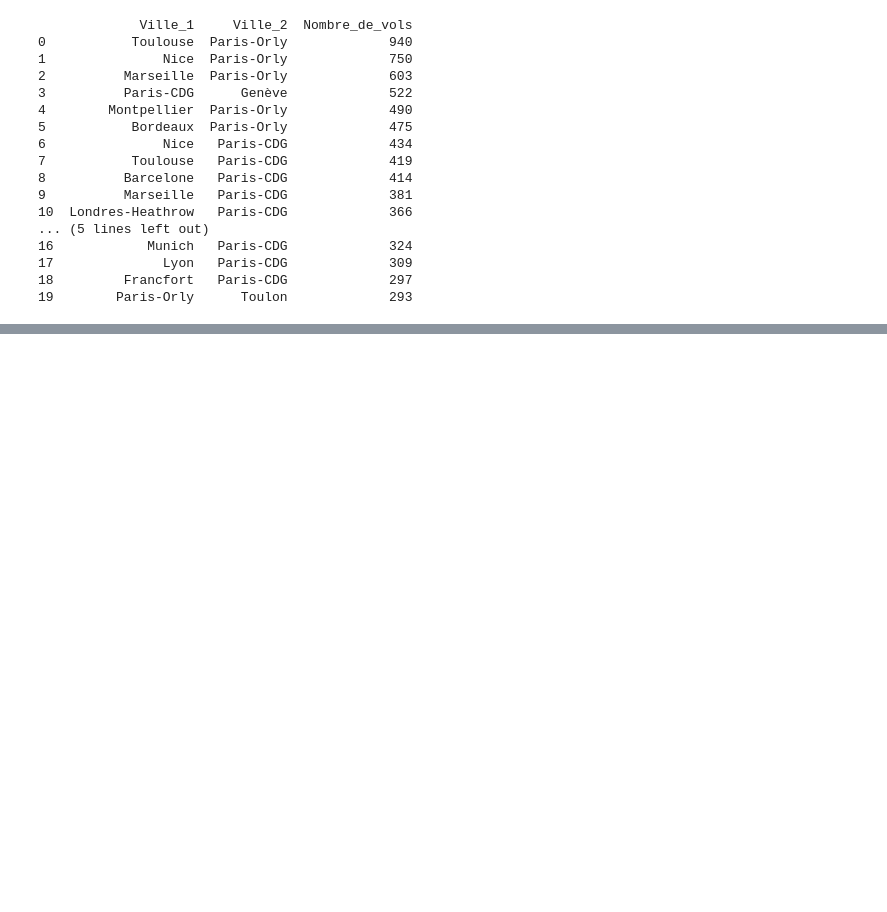
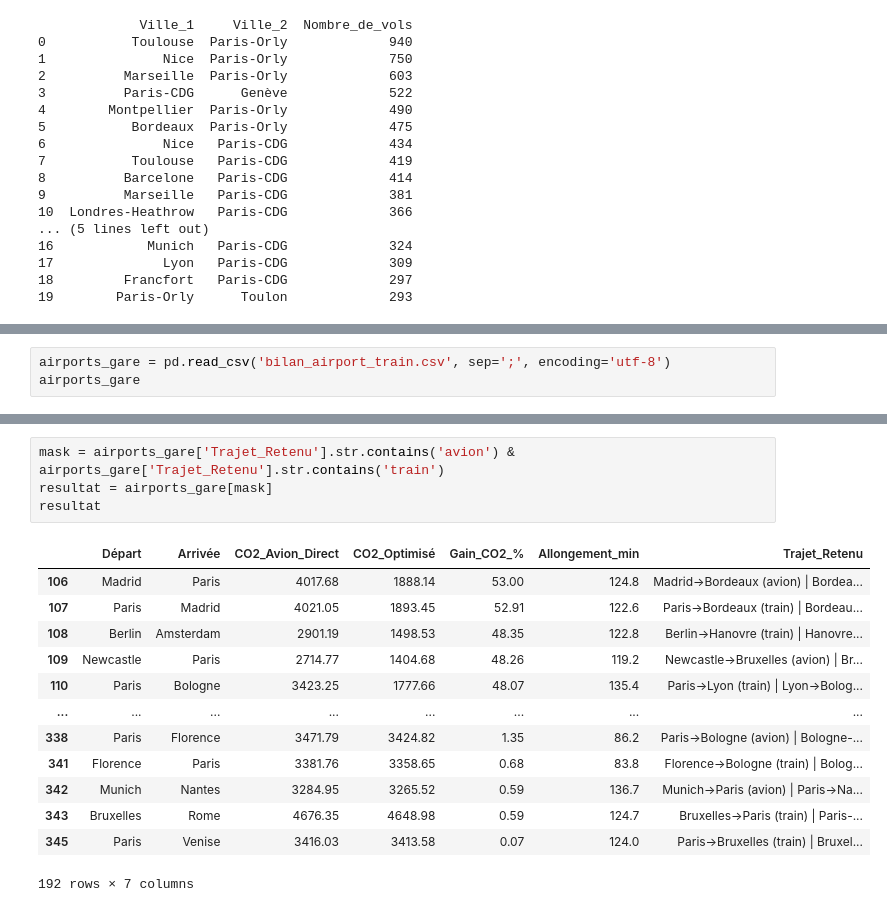
Before and after one commit to pupintimeo-max/BE_Optimisation_ETE_305, a Jupyter notebook: BE_optmisation/essais.ipynb, the cells around one changed output, grey strips where cells are left out. Cells and saved outputs as stored; diff of their text form; blank space fills up the shorter version.

```diff
--- a/BE_optmisation/essais.ipynb
+++ b/BE_optmisation/essais.ipynb
@@ -181,0 +233,3 @@ print(top_lines[['Ville_1', 'Ville_2', 'Nombre_de_vols']])
+# %%
+airports_gare = pd.read_csv('bilan_airport_train.csv', sep=';', encoding='utf-8')
+airports_gare
@@ -181,0 +250,18 @@ print(top_lines[['Ville_1', 'Ville_2', 'Nombre_de_vols']])
+# %%
+mask = airports_gare['Trajet_Retenu'].str.contains('avion') & airports_gare['Trajet_Retenu'].str.contains('train')
+resultat = airports_gare[mask]
+resultat
+# %% [output]
+|  | Départ | Arrivée | CO2_Avion_Direct | CO2_Optimisé | Gain_CO2_% | Allongement_min | Trajet_Retenu |
+| 106 | Madrid | Paris | 4017.68 | 1888.14 | 53.00 | 124.8 | Madrid->Bordeaux (avion) | Bordea... |
+| 107 | Paris | Madrid | 4021.05 | 1893.45 | 52.91 | 122.6 | Paris->Bordeaux (train) | Bordeau... |
+| 108 | Berlin | Amsterdam | 2901.19 | 1498.53 | 48.35 | 122.8 | Berlin->Hanovre (train) | Hanovre... |
+| 109 | Newcastle | Paris | 2714.77 | 1404.68 | 48.26 | 119.2 | Newcastle->Bruxelles (avion) | Br... |
+| 110 | Paris | Bologne | 3423.25 | 1777.66 | 48.07 | 135.4 | Paris->Lyon (train) | Lyon->Bolog... |
+| ... | ... | ... | ... | ... | ... | ... | ... |
+| 338 | Paris | Florence | 3471.79 | 3424.82 | 1.35 | 86.2 | Paris->Bologne (avion) | Bologne-... |
+| 341 | Florence | Paris | 3381.76 | 3358.65 | 0.68 | 83.8 | Florence->Bologne (train) | Bolog... |
+| 342 | Munich | Nantes | 3284.95 | 3265.52 | 0.59 | 136.7 | Munich->Paris (avion) | Paris->Na... |
+| 343 | Bruxelles | Rome | 4676.35 | 4648.98 | 0.59 | 124.7 | Bruxelles->Paris (train) | Paris-... |
+| 345 | Paris | Venise | 3416.03 | 3413.58 | 0.07 | 124.0 | Paris->Bruxelles (train) | Bruxel... |
+192 rows × 7 columns
```
Also changed, not shown: parts of 10 cells of this notebook.
